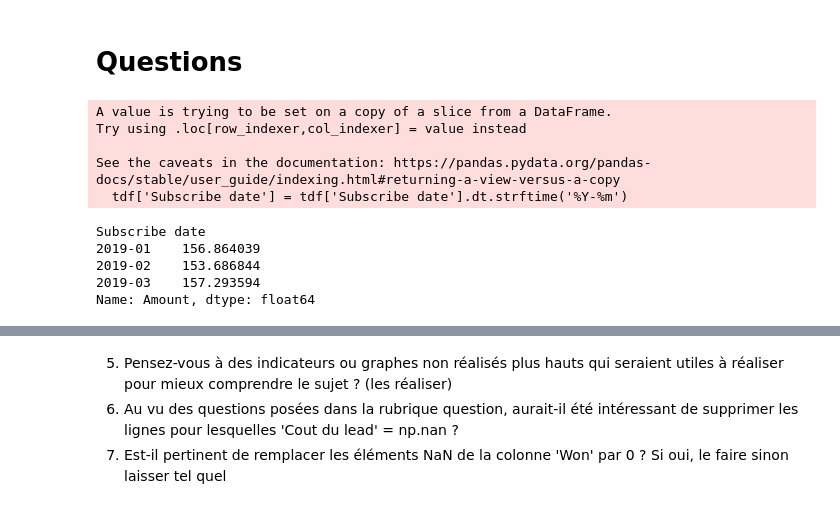
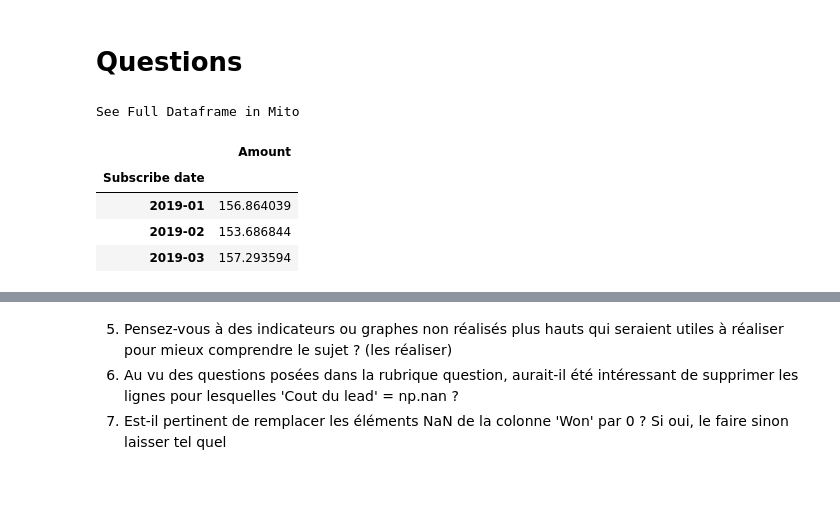
Before and after one commit to Camille9999/Exercices-SIMPLON-IA3, a Jupyter notebook: Exercices S7/08-11-2022/Exercice CRM_data.ipynb, the cells around one changed output, grey strips where cells are left out. Saved outputs shown, nothing was run; the diff lists cells and outputs as text; code cells hidden in the pictures.

```diff
--- a/Exercices S7/08-11-2022/Exercice CRM_data.ipynb
+++ b/Exercices S7/08-11-2022/Exercice CRM_data.ipynb
@@ -195,20 +199,16 @@ df['Property kind'] = df['Property kind'].fillna('other')
 # %%
 # Quel est le montant moyen des inscriptions par mois ?
 
-tdf = df[['Subscribe date', 'Amount']]
+tdf = df[['Subscribe date', 'Amount']].copy()
 tdf['Subscribe date'] = tdf['Subscribe date'].dt.strftime('%Y-%m')
-tdf.groupby(by='Subscribe date')['Amount'].mean()
+tdf.groupby(by='Subscribe date')['Amount'].mean().to_frame()
 # %% [output]
-A value is trying to be set on a copy of a slice from a DataFrame.
-Try using .loc[row_indexer,col_indexer] = value instead
-
-See the caveats in the documentation: https://pandas.pydata.org/pandas-docs/stable/user_guide/indexing.html#returning-a-view-versus-a-copy
-  tdf['Subscribe date'] = tdf['Subscribe date'].dt.strftime('%Y-%m')
+See Full Dataframe in Mito
-Subscribe date
-2019-01    156.864039
-2019-02    153.686844
-2019-03    157.293594
-Name: Amount, dtype: float64
+|  | Amount |
+| Subscribe date |  |
+| 2019-01 | 156.864039 |
+| 2019-02 | 153.686844 |
+| 2019-03 | 157.293594 |
 # %%
 # Calculer l'évolution du taux de conversion par jour. On s'attend à avoir un groupement par mois et par jour et un taux de conversion
 
```
Also changed, not shown: parts of 8 cells of this notebook, 6 other files.
